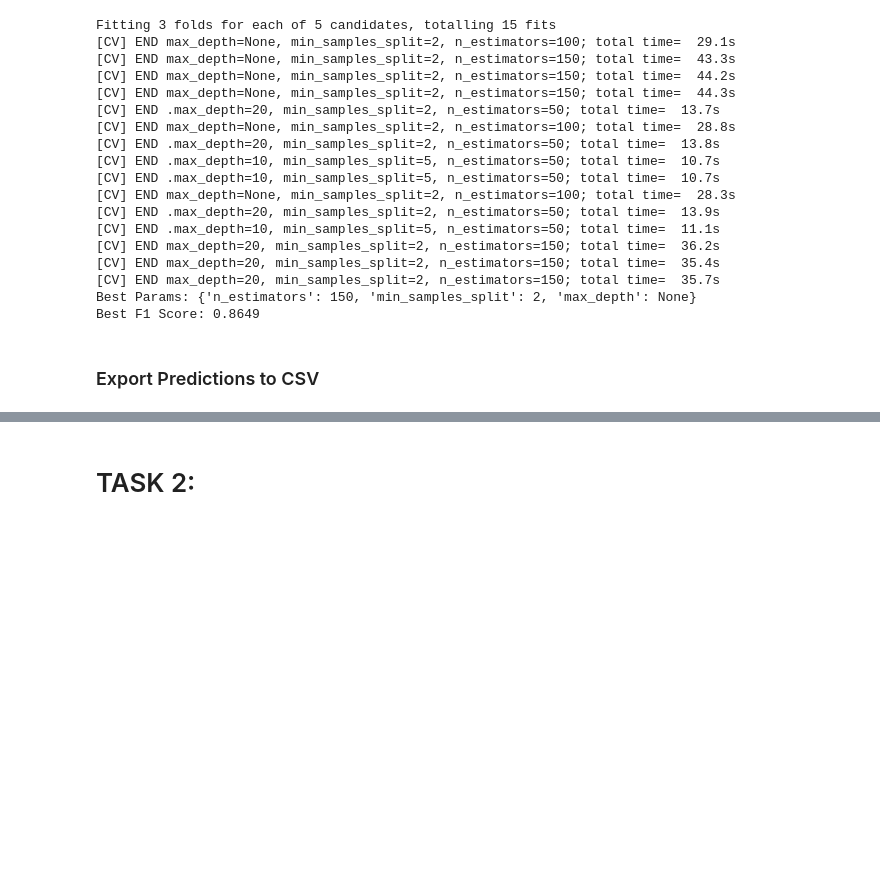
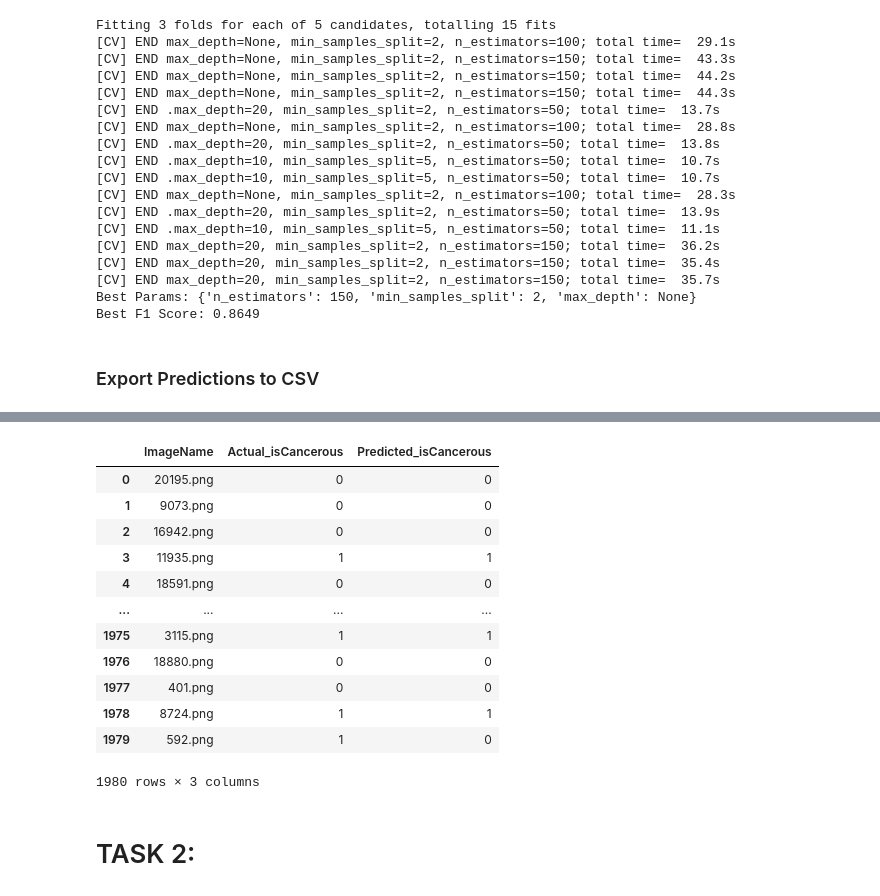
Before and after one commit to aryabad/ML_A2, a Jupyter notebook: ML_A2_95.ipynb, the cells around one changed output, grey strips where cells are left out. Cells and saved outputs as stored; diff of their text form; code cells hidden in the pictures; blank space fills up the shorter version.

```diff
--- a/ML_A2_95.ipynb
+++ b/ML_A2_95.ipynb
@@ -299,2 +316,19 @@ results_type.to_csv("results_cellTypeName.csv", index=False)
+# %%
+is_cancer = pd.read_csv("results_isCancerous.csv")
+is_cancer
+# %% [output]
+|  | ImageName | Actual_isCancerous | Predicted_isCancerous |
+| 0 | 20195.png | 0 | 0 |
+| 1 | 9073.png | 0 | 0 |
+| 2 | 16942.png | 0 | 0 |
+| 3 | 11935.png | 1 | 1 |
+| 4 | 18591.png | 0 | 0 |
+| ... | ... | ... | ... |
+| 1975 | 3115.png | 1 | 1 |
+| 1976 | 18880.png | 0 | 0 |
+| 1977 | 401.png | 0 | 0 |
+| 1978 | 8724.png | 1 | 1 |
+| 1979 | 592.png | 1 | 0 |
+1980 rows × 3 columns
 # %% [markdown]
 # TASK 2:
```
Also changed, not shown: parts of 1 cell of this notebook.
